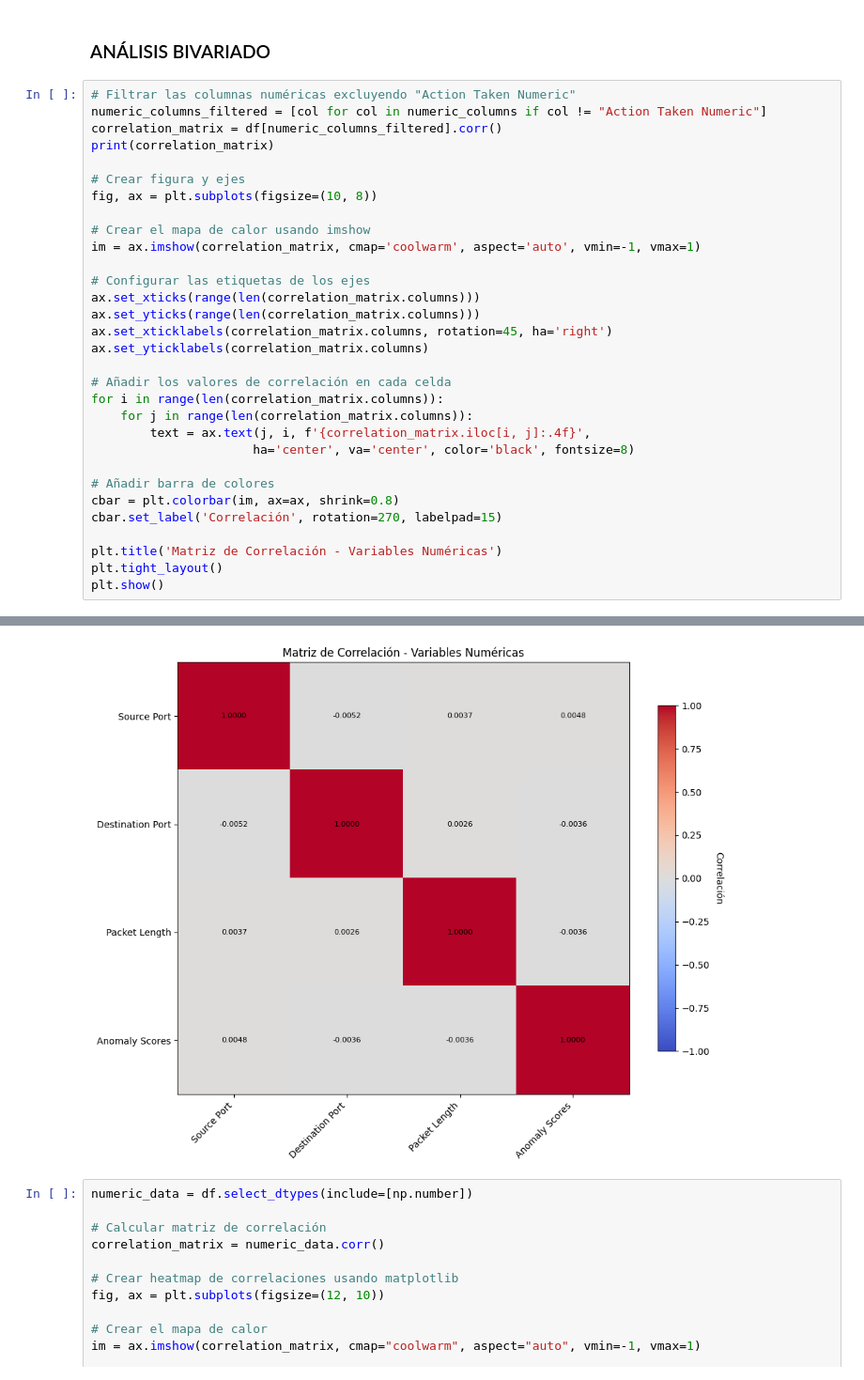
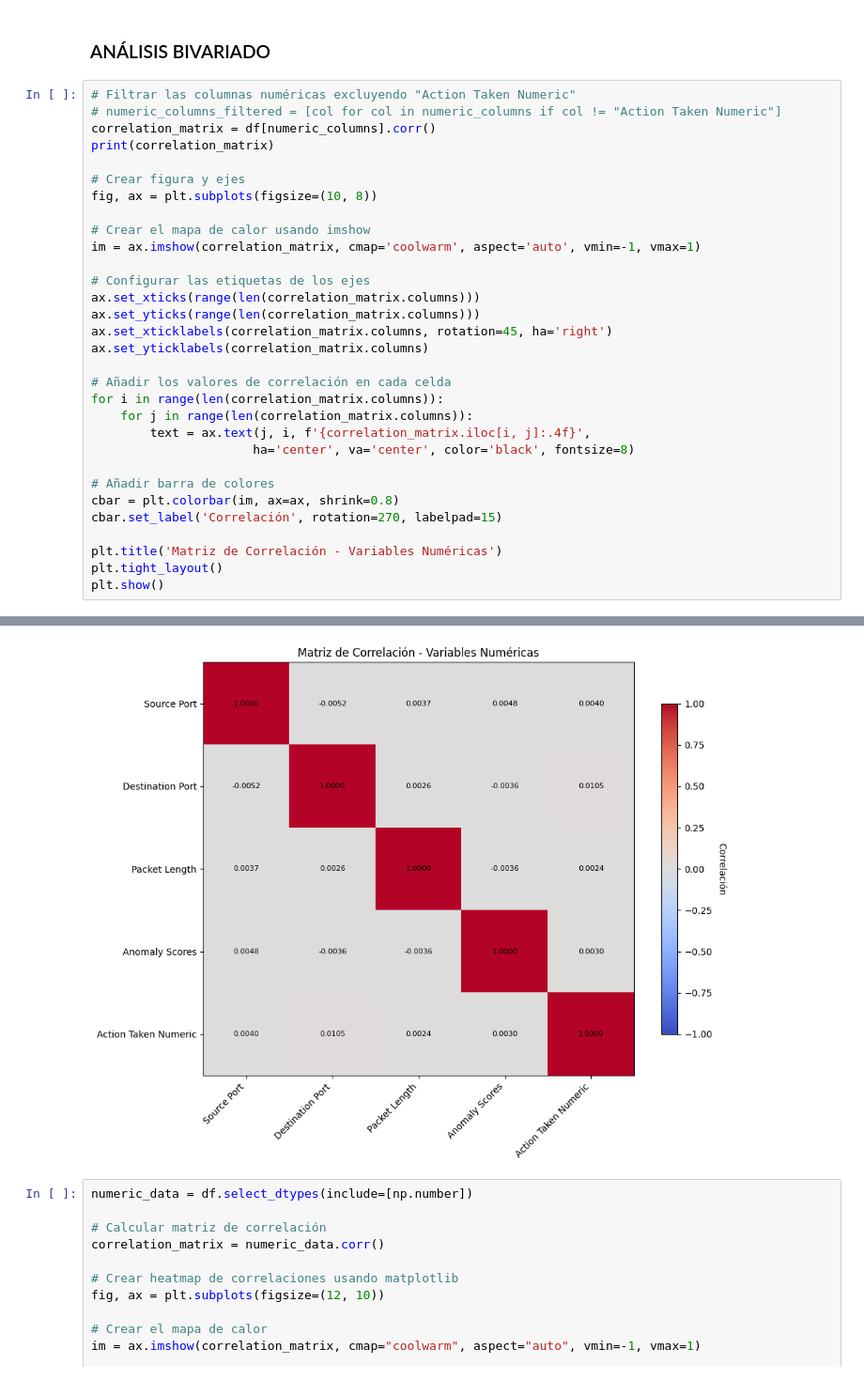
Before and after one commit to acvalenciaudea/fundamentos_de_programacion_cd, a Jupyter notebook: taller3/main.ipynb, the cells around one changed output, grey strips where cells are left out. Shown at 94% size. Drawn from its saved outputs; the diff is of its cells as text.

```diff
--- a/taller3/main.ipynb
+++ b/taller3/main.ipynb
@@ -498,8 +498,8 @@ numeric_columns Index(['Source Port', 'Destination Port', 'Packet Length', 'Anom
 ### ANÁLISIS BIVARIADO
 # %%
 # Filtrar las columnas numéricas excluyendo "Action Taken Numeric"
-numeric_columns_filtered = [col for col in numeric_columns if col != "Action Taken Numeric"]
-correlation_matrix = df[numeric_columns_filtered].corr()
+# numeric_columns_filtered = [col for col in numeric_columns if col != "Action Taken Numeric"]
+correlation_matrix = df[numeric_columns].corr()
 print(correlation_matrix)
 
 # Crear figura y ejes
@@ -536,4 +544,4 @@ Anomaly Scores       0.004826         -0.003616      -0.003599        1.000000
-[figure, old version]
+[figure, new version]
 # %%
 numeric_data = df.select_dtypes(include=[np.number])
 
```
Also changed, not shown: parts of 9 cells of this notebook.
